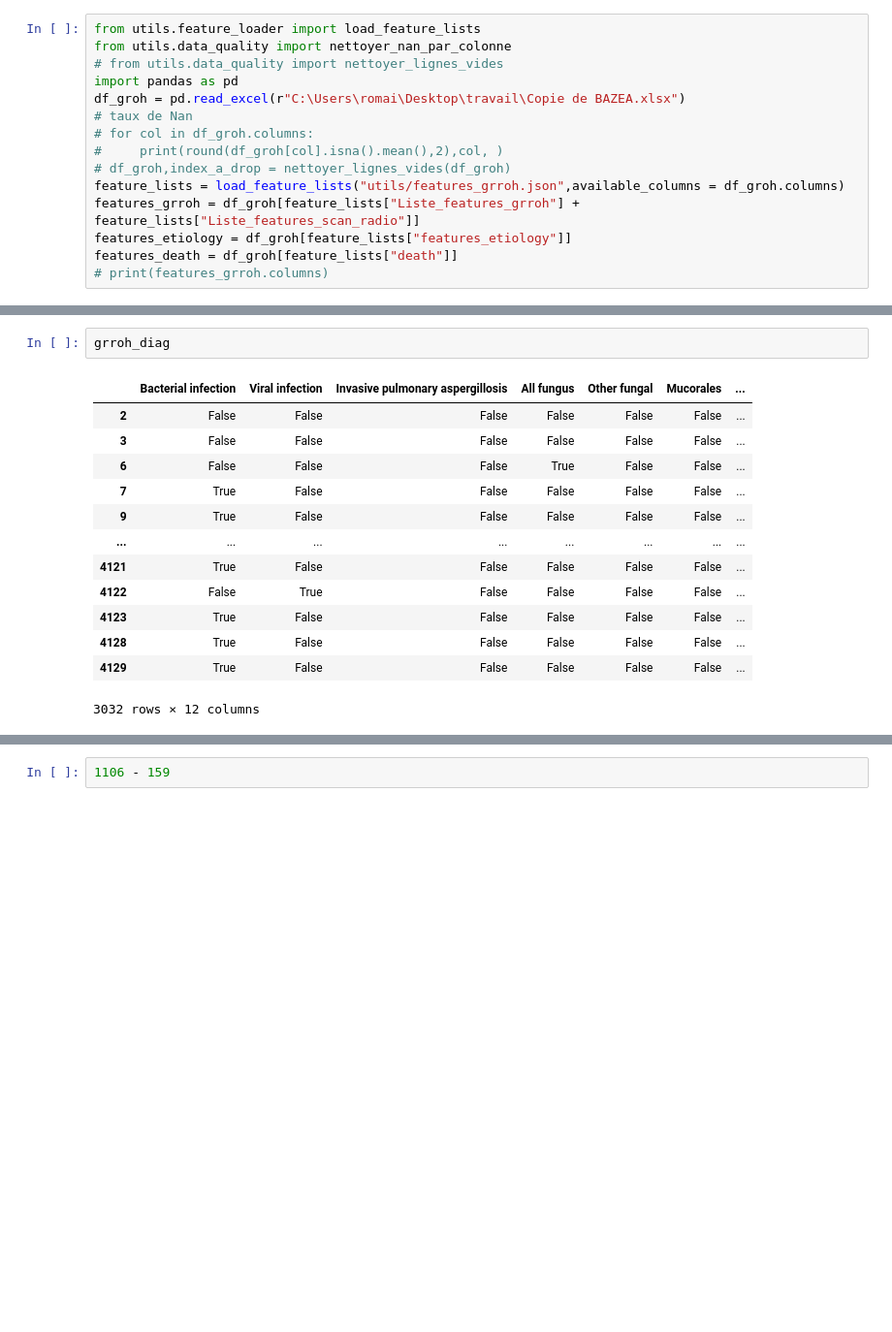
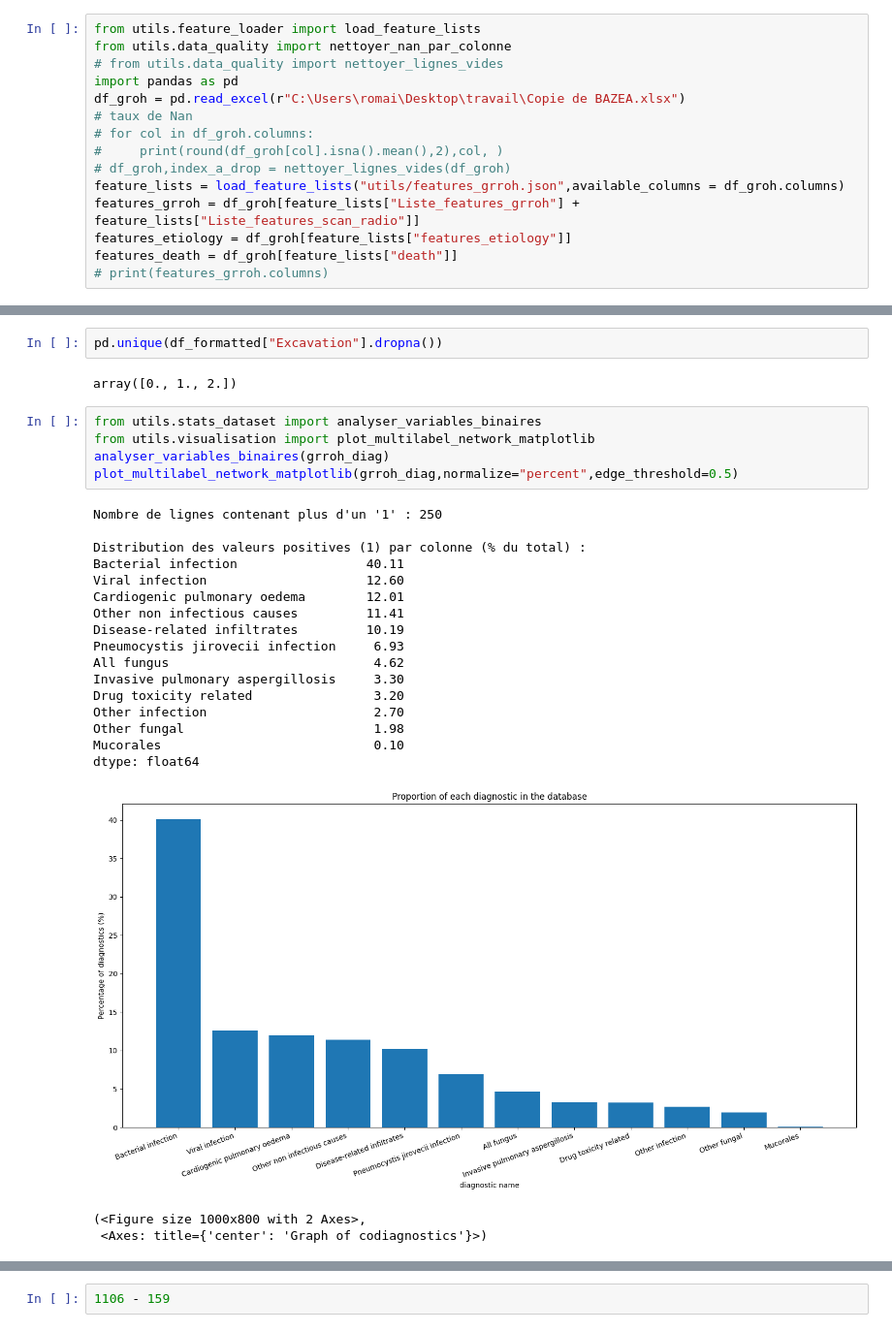
Before and after one commit to Romain-Forte/respiratory_diagnostics, a Jupyter notebook: bazea_dataset.ipynb, the cells around one changed output, grey strips where cells are left out. Shown at 97% size. Drawn from its saved outputs; the diff is of its cells as text; blank space fills up the shorter version.

```diff
--- a/bazea_dataset.ipynb
+++ b/bazea_dataset.ipynb
@@ -107,16 +136,29 @@ Nombre de lignes totalement vides : 1106
+# %%
+pd.unique(df_formatted["Excavation"].dropna())
+# %% [output]
+array([0., 1., 2.])
 # %%
-grroh_diag
+from utils.stats_dataset import analyser_variables_binaires
+from utils.visualisation import plot_multilabel_network_matplotlib
+analyser_variables_binaires(grroh_diag)
+plot_multilabel_network_matplotlib(grroh_diag,normalize="percent",edge_threshold=0.5)
 # %% [output]
-|  | Bacterial infection | Viral infection | Invasive pulmonary aspergillosis | All fungus | Other fungal | Mucorales | ... |
-| 2 | False | False | False | False | False | False | ... |
-| 3 | False | False | False | False | False | False | ... |
-| 6 | False | False | False | True | False | False | ... |
-| 7 | True | False | False | False | False | False | ... |
-| 9 | True | False | False | False | False | False | ... |
-| ... | ... | ... | ... | ... | ... | ... | ... |
-| 4121 | True | False | False | False | False | False | ... |
-| 4122 | False | True | False | False | False | False | ... |
-| 4123 | True | False | False | False | False | False | ... |
-| 4128 | True | False | False | False | False | False | ... |
-| 4129 | True | False | False | False | False | False | ... |
-3032 rows × 12 columns
+Nombre de lignes contenant plus d'un '1' : 250
+
+Distribution des valeurs positives (1) par colonne (% du total) :
+Bacterial infection                 40.11
+Viral infection                     12.60
+Cardiogenic pulmonary oedema        12.01
+Other non infectious causes         11.41
+Disease-related infiltrates         10.19
+Pneumocystis jirovecii infection     6.93
+All fungus                           4.62
+Invasive pulmonary aspergillosis     3.30
+Drug toxicity related                3.20
+Other infection                      2.70
+Other fungal                         1.98
+Mucorales                            0.10
+dtype: float64
+[figure, added]
+(<Figure size 1000x800 with 2 Axes>,
+ <Axes: title={'center': 'Graph of codiagnostics'}>)
```
Also changed, not shown: parts of 13 cells of this notebook, 7 other files.
